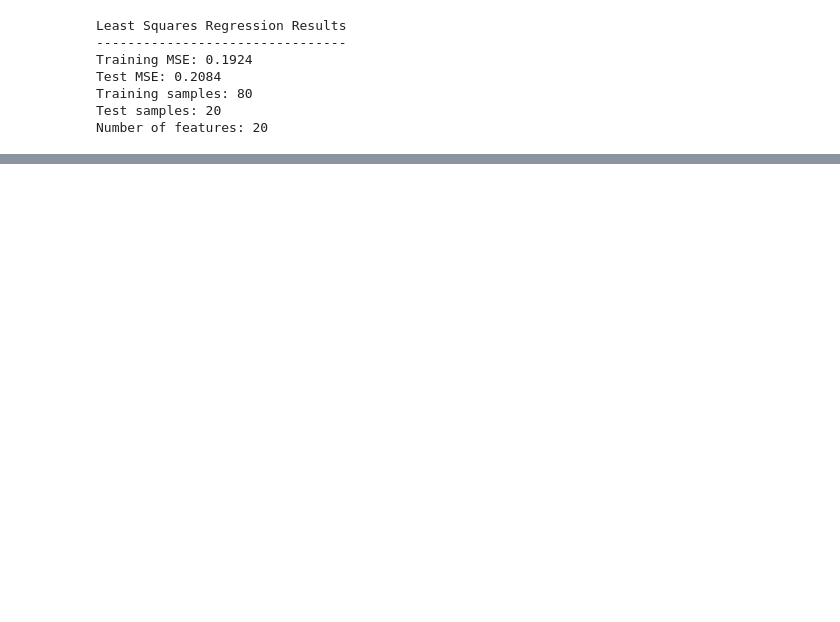
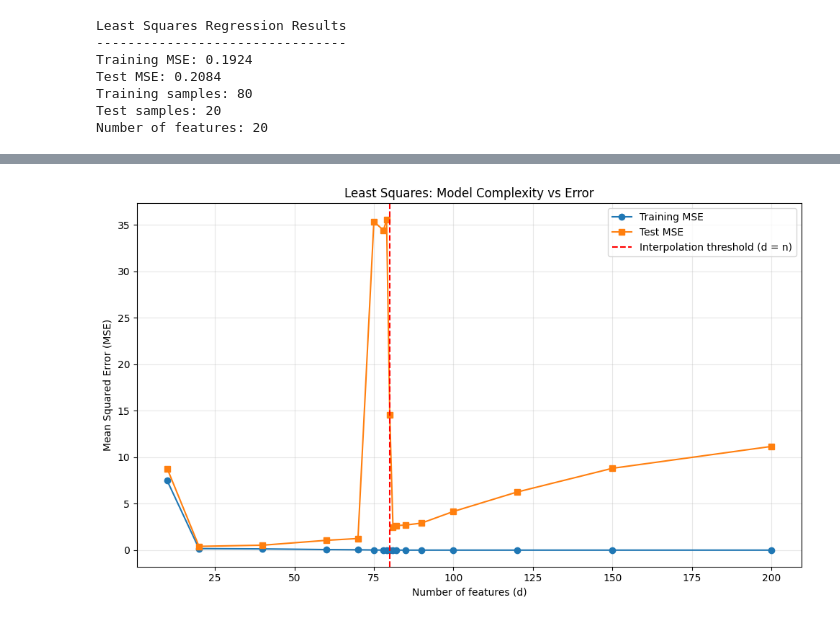
Before and after one commit to sanimmazhit/double-descent-linear-models, a Jupyter notebook: notebooks/01_synthetic_experiments.ipynb, the cells around one changed output, grey strips where cells are left out. Saved outputs shown, nothing was run; the diff lists cells and outputs as text; code cells hidden in the pictures; blank space fills up the shorter version.

Commit message:
Add synthetic double descent experiments and ridge tuning

```diff
--- a/notebooks/01_synthetic_experiments.ipynb
+++ b/notebooks/01_synthetic_experiments.ipynb
@@ -55,0 +100,17 @@ Number of features: 20
+# %%
+
+# Generate fixed data for the Double Descent experiment
+X_train_dd, X_test_dd, y_train_dd, y_test_dd = generate_double_descent_data(
+    n_train=80,
+    n_test=500,
+    max_features=200,
+    noise_std=0.5,
+    random_state=42
+)
+
+print("Double Descent Dataset")
+print("----------------------------")
+print("Training features:", X_train_dd.shape)
+print("Test features:", X_test_dd.shape)
+print("Training targets:", y_train_dd.shape)
+print("Test targets:", y_test_dd.shape)
@@ -55,0 +167,26 @@ Number of features: 20
+# %%
+
+import matplotlib.pyplot as plt
+
+# Plot Least Squares error as model complexity increases
+plt.figure(figsize=(10, 6))
+
+plt.plot(dimensions, ls_train_errors, marker="o",
+         label="Training MSE")
+
+plt.plot(dimensions, ls_test_errors, marker="s",
+         label="Test MSE")
+
+# Mark the interpolation threshold
+plt.axvline(x=80, color="red", linestyle="--",
+            label="Interpolation threshold (d = n)")
+
+plt.xlabel("Number of features (d)")
+plt.ylabel("Mean Squared Error (MSE)")
+plt.title("Least Squares: Model Complexity vs Error")
+plt.legend()
+plt.grid(True, alpha=0.3)
+plt.tight_layout()
+plt.show()
+# %% [output]
+[figure, added]
```
Also changed, not shown: parts of 22 cells of this notebook, 2 other files.
